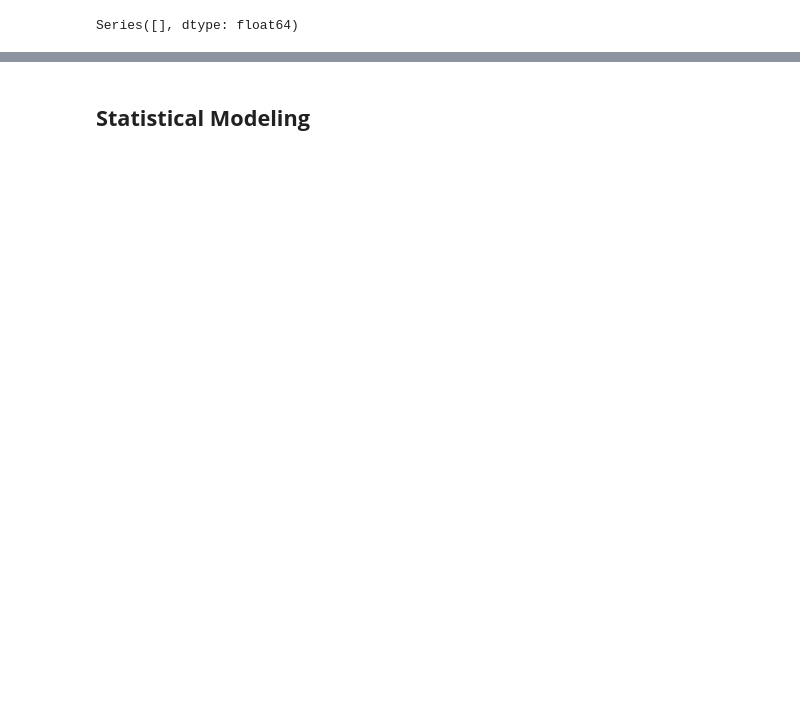
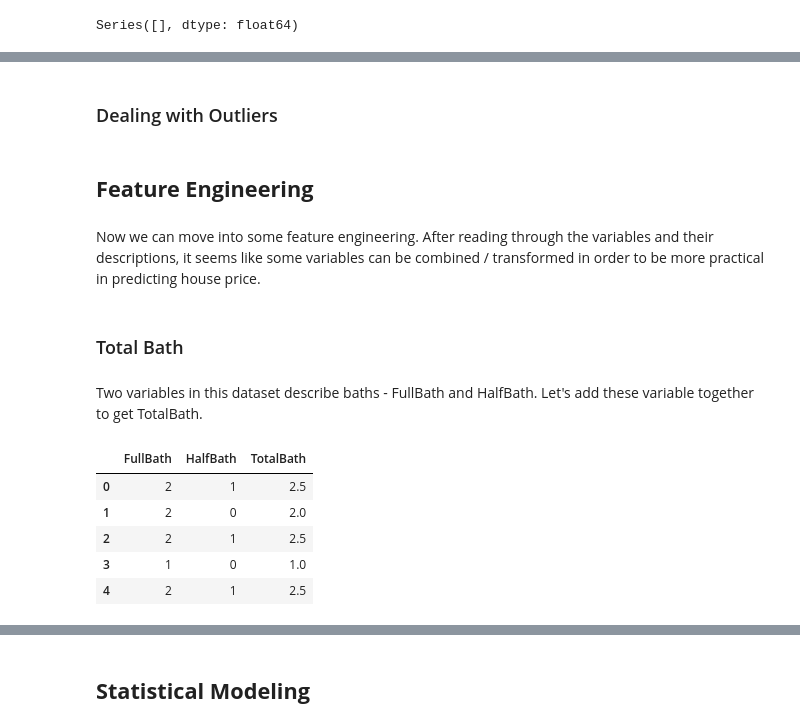
Before and after one commit to nicktedesco/kaggle_code, a Jupyter notebook: project2_housePrices/project2_housePrices.ipynb, the cells around one changed output, grey strips where cells are left out. Drawn from its saved outputs; the diff is of its cells as text; code cells hidden in the pictures; blank space fills up the shorter version.

```diff
--- a/project2_housePrices/project2_housePrices.ipynb
+++ b/project2_housePrices/project2_housePrices.ipynb
@@ -157,24 +192,0 @@ Listed below are the four types (Type 1 - 4) of methods we will use to address m
-# %%
-## Type 1
-continuous_missing_columns = ['LotFrontage']
-
-for col in continuous_missing_columns:
-    data[col].fillna(value = data[col].mean(), inplace = True)
-
-## Type 2
-na_equals_none_columns = ['PoolQC', 'MiscFeature', 'Alley', 'Fence', 'FireplaceQu', 'GarageFinish', 'GarageQual', 'GarageCond', 'GarageYrBlt', 'GarageType', 'BsmtExposure', 'BsmtCond', 'BsmtQual', 'BsmtFinType2', 'BsmtFinType1', 'MasVnrType']
-
-for col in na_equals_none_columns:
-    data[col].fillna(value = "None", inplace = True)
-
-## Type 3
-na_equals_zero_columns = ['MasVnrArea', 'BsmtHalfBath', 'BsmtFullBath', 'GarageArea', 'BsmtFinSF1', 'GarageCars', 'BsmtUnfSF', 'TotalBsmtSF', 'BsmtFinSF2']
-
-for col in na_equals_zero_columns:
-    data[col].fillna(value = 0, inplace = True)
-
-## Type 4
-categorical_missing_columns = ['MSZoning', 'Functional', 'Utilities', 'SaleType', 'Electrical', 'Exterior1st', 'Exterior2nd', 'KitchenQual']
-
-for col in categorical_missing_columns:
-    data[col].fillna(value = stat.mode(data[col]), inplace = True)
@@ -192,0 +235,26 @@ As mentioned in the EDA section, some of our variables are of the incorrect type
+# %% [markdown]
+### Dealing with Outliers
+# %% [markdown]
+## **Feature Engineering**
+# %% [markdown]
+Now we can move into some feature engineering. After reading through the variables and their descriptions, it seems like some variables can be combined / transformed in order to be more practical in predicting house price.
+# %% [markdown]
+### Total Bath
+# %% [markdown]
+Two variables in this dataset describe baths - FullBath and HalfBath. Let's add these variable together to get TotalBath.
+# %%
+## create TotalBath variable
+data["TotalBath"] = data["FullBath"] + 0.5 * data["HalfBath"]
+
+## add old variables to list
+old_var = ["FullBath", "HalfBath"]
+
+## check to make sure TotalBath was successfully created
+data[["FullBath", "HalfBath", "TotalBath"]].head()
+# %% [output]
+|  | FullBath | HalfBath | TotalBath |
+| 0 | 2 | 1 | 2.5 |
+| 1 | 2 | 0 | 2.0 |
+| 2 | 2 | 1 | 2.5 |
+| 3 | 1 | 0 | 1.0 |
+| 4 | 2 | 1 | 2.5 |
```
Also changed, not shown: parts of 70 cells of this notebook, 1 other file.
